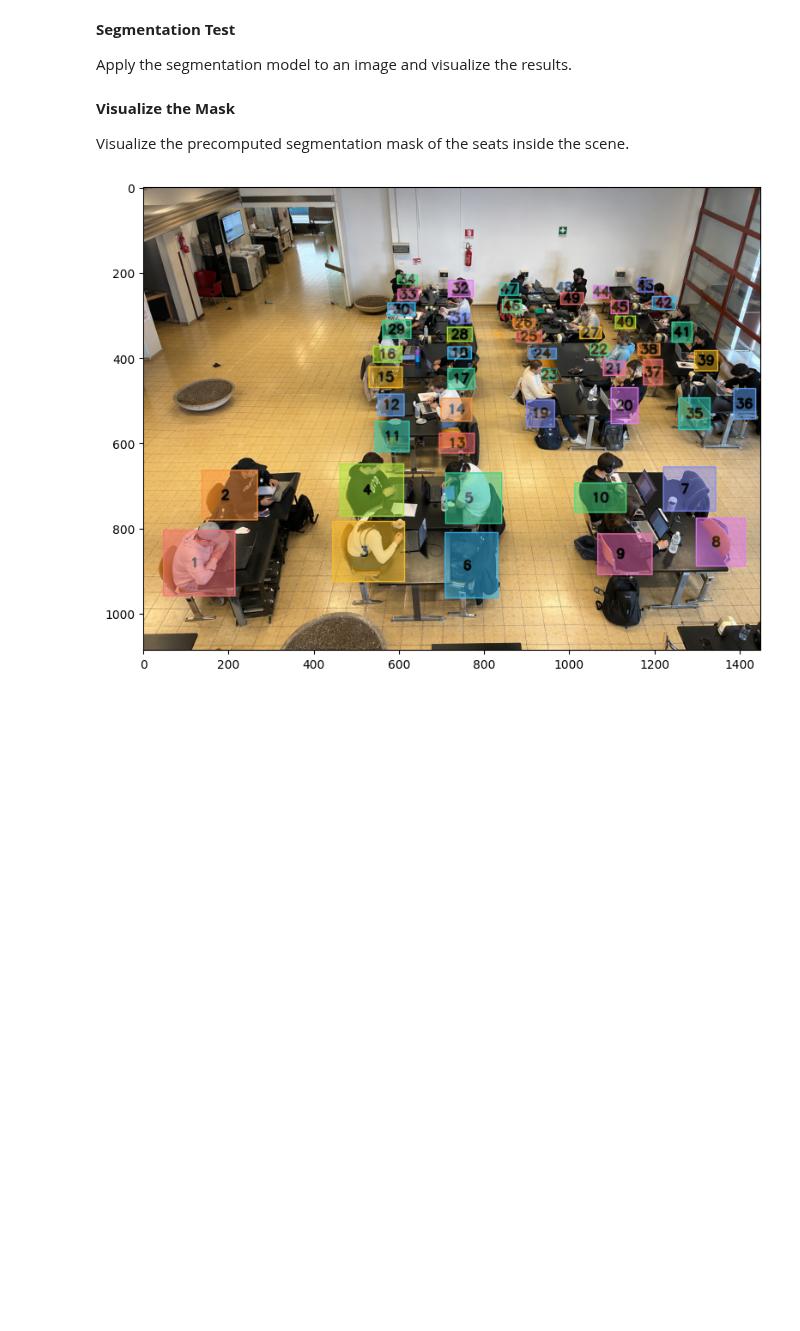
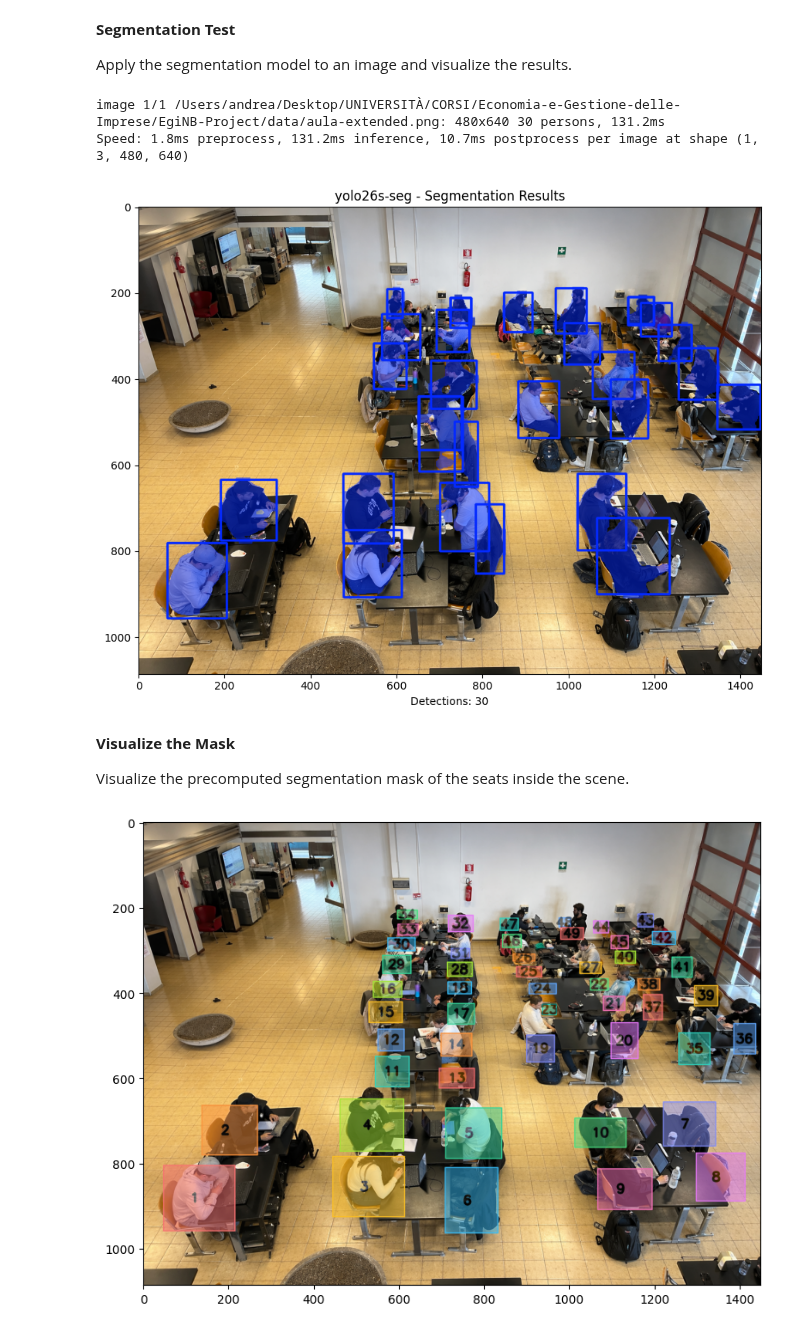
Before and after one commit to AndCamo/EgiNB-Project, a Jupyter notebook: testing-notebook.ipynb, the cells around one changed output. Saved outputs shown, nothing was run; the diff lists cells and outputs as text; code cells hidden in the pictures; blank space fills up the shorter version.

```diff
--- a/testing-notebook.ipynb
+++ b/testing-notebook.ipynb
@@ -12,24 +12,29 @@ Apply the segmentation model to an image and visualize the results.
 # %%
 # Load the model (if the model is not available, it will be downloaded automatically)
 model_name = "yolo26s-seg"
 model = YOLO(f"./weights/{model_name}.pt")
 
 # get the results for the image
 results = model.predict("data/aula-extended.png", conf=0.1, classes=[0])  # class 0 corresponds to 'person'
 result = results[0]
 
 
 # plot the results
 plt.figure(figsize=(15, 7))
 
+annotated_img = result.plot(boxes=True, masks=True, labels=False, conf=False)  # Get the annotated image with masks only (no bounding boxes)
 # Convert the annotated image from BGR to RGB for correct color display in Matplotlib
 annotated_img_rgb = cv2.cvtColor(annotated_img, cv2.COLOR_BGR2RGB)
 
 plt.title(f"{model_name} - Segmentation Results")
 plt.imshow(annotated_img_rgb)
 plt.xlabel(f"Detections: {len(result.boxes)}")
 plt.tight_layout()
 plt.show()
+# %% [output]
+image 1/1 /Users/andrea/Desktop/UNIVERSITÀ/CORSI/Economia-e-Gestione-delle-Imprese/EgiNB-Project/data/aula-extended.png: 480x640 30 persons, 131.2ms
+Speed: 1.8ms preprocess, 131.2ms inference, 10.7ms postprocess per image at shape (1, 3, 480, 640)
+[figure, added]
 # %% [markdown]
 **Visualize the Mask**
 
```
Also changed, not shown: parts of 5 cells of this notebook, 2 other files.
